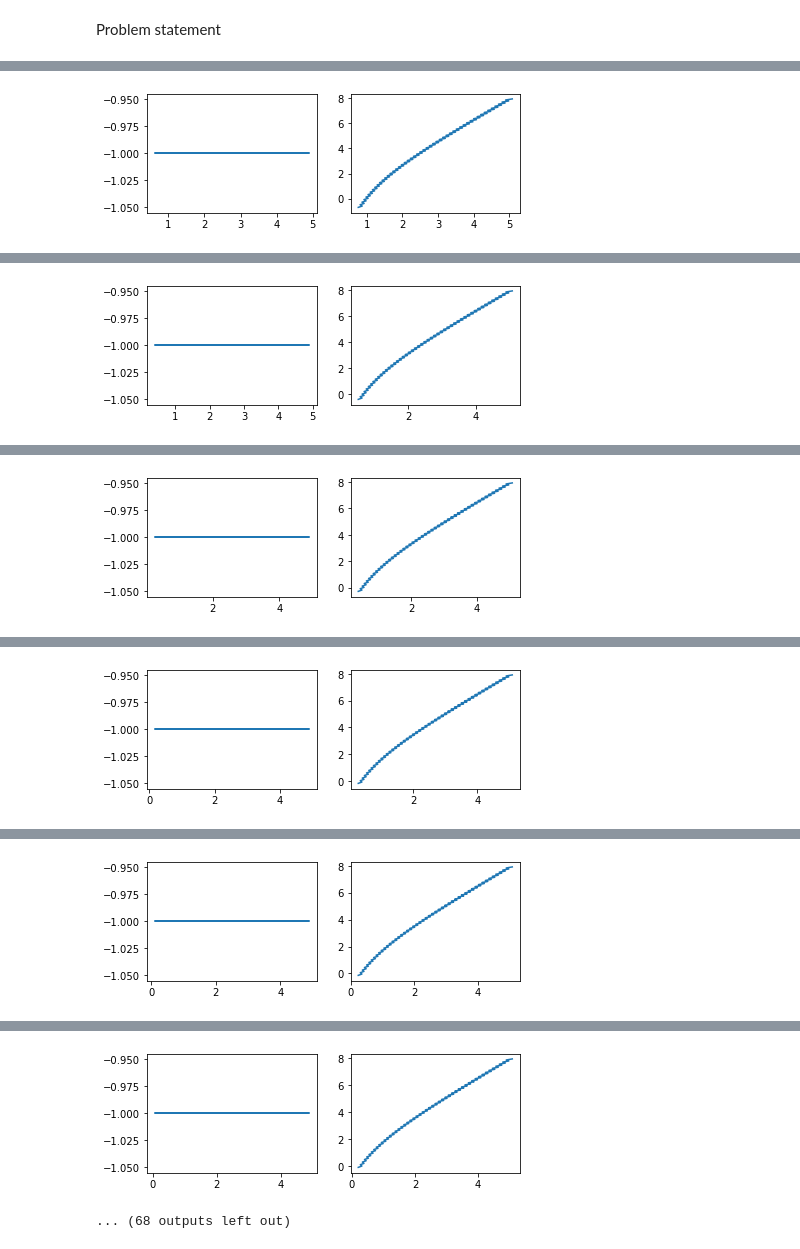
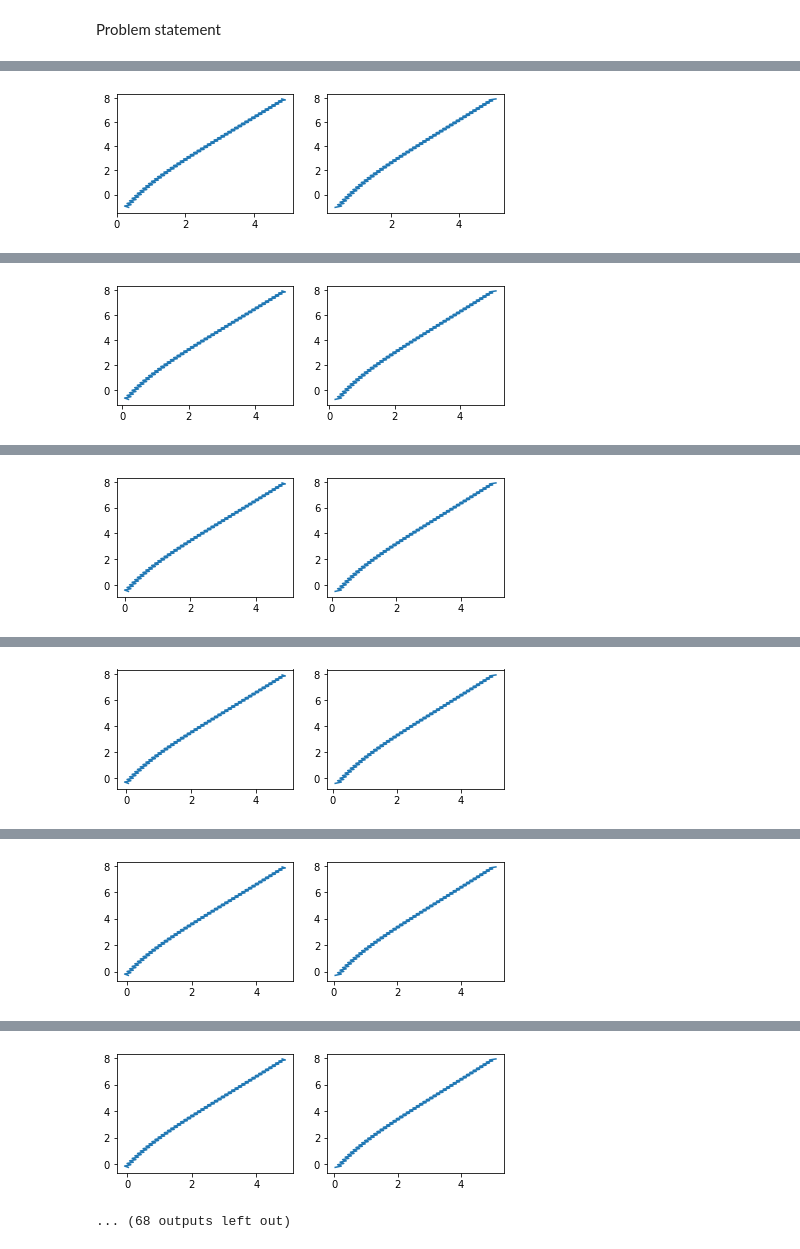
Before and after one commit to vishalvenkat23/MAE598_Project1, a Jupyter notebook: Final_project_code.ipynb, the cells around one changed output, grey strips where cells are left out. Cells and saved outputs as stored; diff of their text form; code cells hidden in the pictures.

```diff
--- a/Final_project_code.ipynb
+++ b/Final_project_code.ipynb
@@ -200,7 +200,7 @@ class Optimize:
         data = np.array([self.simulation.state_trajectory[i].detach().numpy() for i in range(self.simulation.T)])
 #         print(data)
         x = data[:, 1]
-        y = data[:, 2]
+        y = data[:, 3]
         a = data[:, 5]
         b = data[:, 3]
 
@@ -244,2 +244,2 @@ loss: 8.211
-[figure, old version]
+[figure, new version]
  Itr:    2
@@ -247,2 +247,2 @@ loss: 4.100
-[figure, old version]
+[figure, new version]
  Itr:    3
@@ -250,2 +250,2 @@ loss: 2.499
-[figure, old version]
+[figure, new version]
  Itr:    4
@@ -253,2 +253,2 @@ loss: 1.781
-[figure, old version]
+[figure, new version]
  Itr:    5
@@ -256,2 +256,2 @@ loss: 1.435
-[figure, old version]
+[figure, new version]
  Itr:    6
@@ -259,2 +259,2 @@ loss: 1.255
-[figure, old version]
+[figure, new version]
 ... (68 outputs left out)
```
Also changed, not shown: parts of 2 cells of this notebook, 1 other file.
